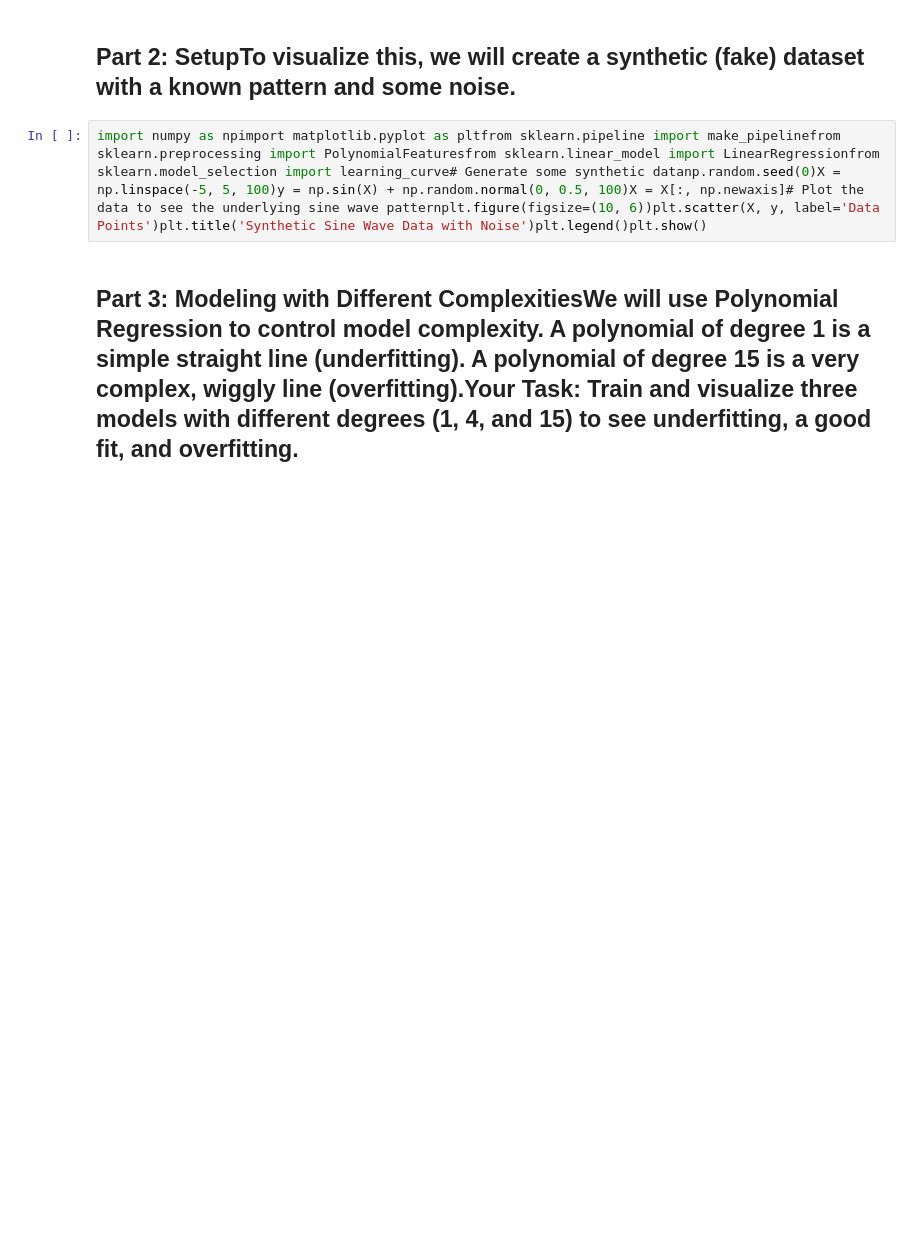
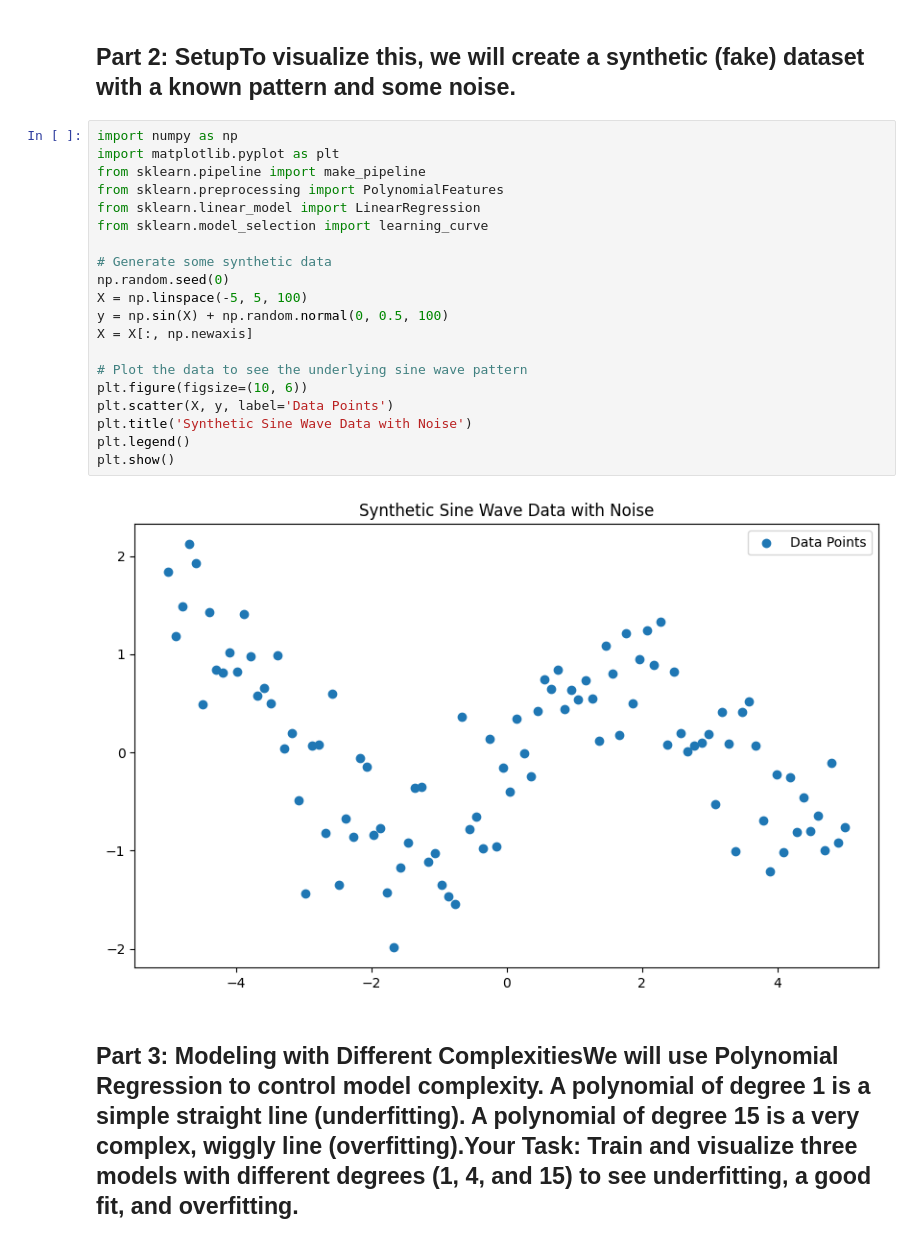
Before and after one commit to cano-elda/Lab08-Group-3-ITAI-1371, a Jupyter notebook: Module_08_Lab_Bias_Variance_Tradeoff.ipynb, the cells around one changed output. Cells and saved outputs as stored; diff of their text form; blank space fills up the shorter version.

```diff
--- a/Module_08_Lab_Bias_Variance_Tradeoff.ipynb
+++ b/Module_08_Lab_Bias_Variance_Tradeoff.ipynb
@@ -5,7 +5,27 @@
 # %% [markdown]
 ## Part 2: SetupTo visualize this, we will create a synthetic (fake) dataset with a known pattern and some noise.
 # %%
-import numpy as npimport matplotlib.pyplot as pltfrom sklearn.pipeline import make_pipelinefrom sklearn.preprocessing import PolynomialFeaturesfrom sklearn.linear_model import LinearRegressionfrom sklearn.model_selection import learning_curve# Generate some synthetic datanp.random.seed(0)X = np.linspace(-5, 5, 100)y = np.sin(X) + np.random.normal(0, 0.5, 100)X = X[:, np.newaxis]# Plot the data to see the underlying sine wave patternplt.figure(figsize=(10, 6))plt.scatter(X, y, label='Data Points')plt.title('Synthetic Sine Wave Data with Noise')plt.legend()plt.show()
+import numpy as np
+import matplotlib.pyplot as plt
+from sklearn.pipeline import make_pipeline
+from sklearn.preprocessing import PolynomialFeatures
+from sklearn.linear_model import LinearRegression
+from sklearn.model_selection import learning_curve
+
+# Generate some synthetic data
+np.random.seed(0)
+X = np.linspace(-5, 5, 100)
+y = np.sin(X) + np.random.normal(0, 0.5, 100)
+X = X[:, np.newaxis]
+
+# Plot the data to see the underlying sine wave pattern
+plt.figure(figsize=(10, 6))
+plt.scatter(X, y, label='Data Points')
+plt.title('Synthetic Sine Wave Data with Noise')
+plt.legend()
+plt.show()
+# %% [output]
+[figure, added]
 # %% [markdown]
 ## Part 3: Modeling with Different ComplexitiesWe will use **Polynomial Regression** to control model complexity. A polynomial of degree 1 is a simple straight line (underfitting). A polynomial of degree 15 is a very complex, wiggly line (overfitting).**Your Task:** Train and visualize three models with different degrees (1, 4, and 15) to see underfitting, a good fit, and overfitting.
 # %% [markdown]
```
Also changed, not shown: parts of 1 cell of this notebook.
